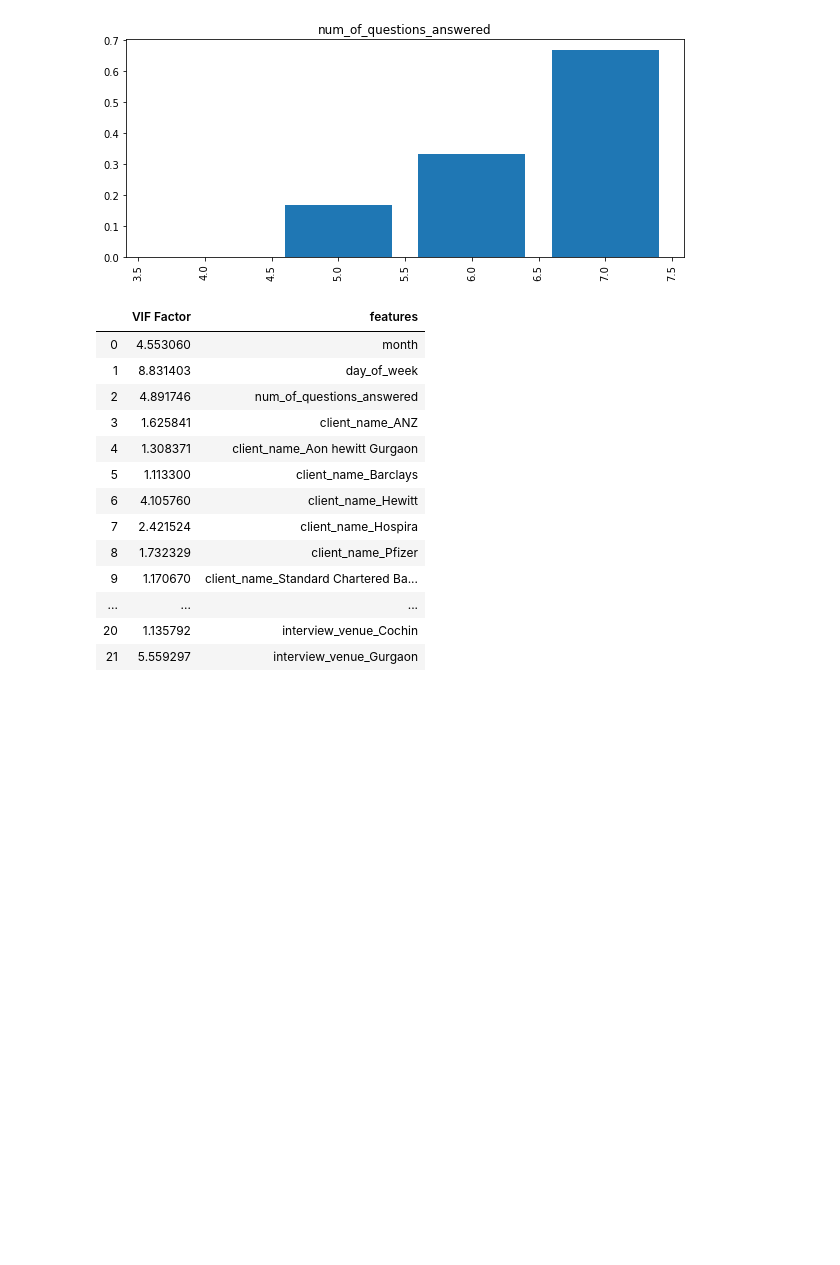
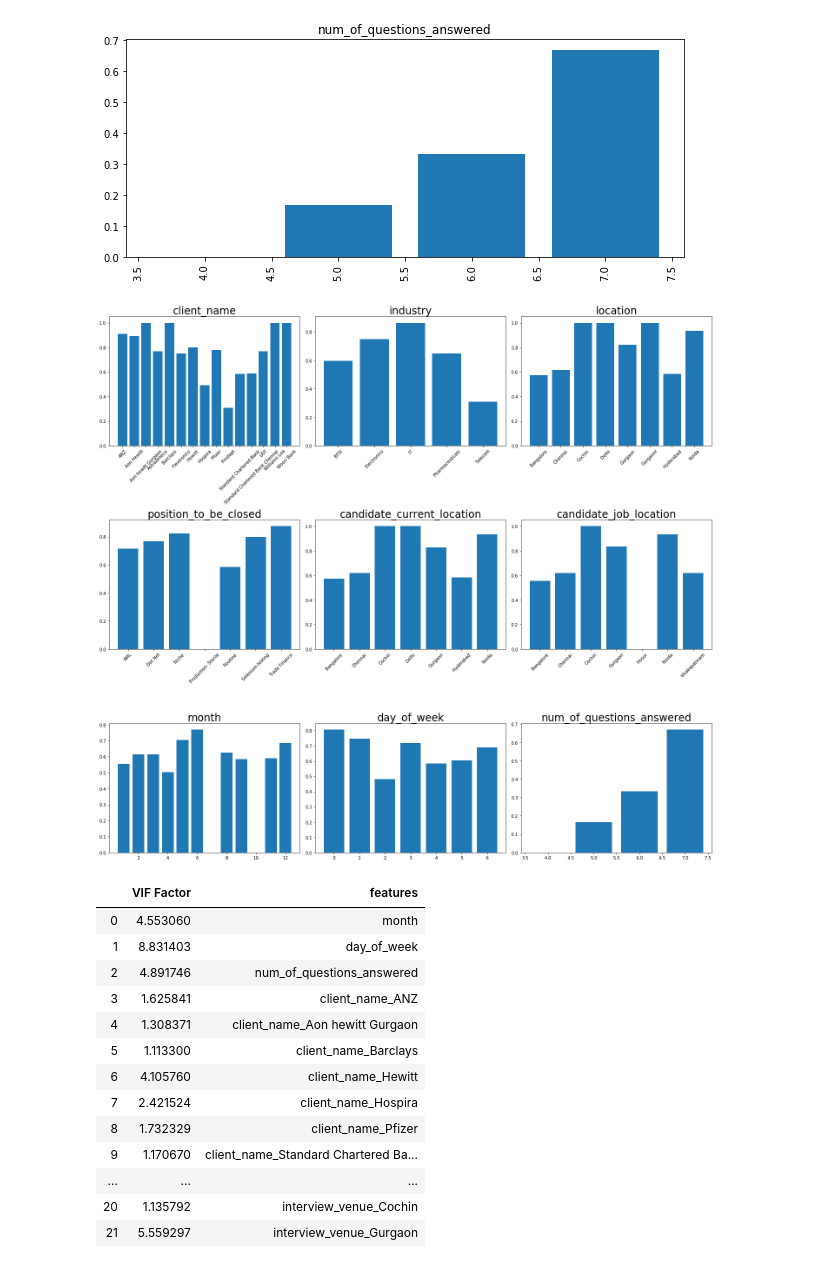
Before and after one commit to alecjonas/predicting-india-interview-attendance, a Jupyter notebook: notebooks/interview.ipynb, the cells around one changed output. Drawn from its saved outputs; the diff is of its cells as text; code cells hidden in the pictures; blank space fills up the shorter version.

```diff
--- a/notebooks/interview.ipynb
+++ b/notebooks/interview.ipynb
@@ -141,6 +145,24 @@ for i in headers:
 [figure]
 [figure]
 [figure]
+# %%
+lst = []
+for i in headers:
+    test = X.groupby([i]).sum()
+    xyz = test['observed_attendance']/test['expected_attendance']
+    lst.append(xyz)
+
+fig, axs = plt.subplots(3, 3 , figsize = (20,18))
+axs=axs.flatten()
+for i,val in enumerate(headers):
+    axs[i].bar(list(lst[i].index) , lst[i])
+    axs[i].set_title(val, fontsize = 24)
+    if type(lst[i].index.values.tolist()[1]) == str:
+        axs[i].tick_params(axis='x', labelrotation=45)
+plt.savefig('../images/all_bar_plots.png')
+fig.tight_layout()
+# %% [output]
+[figure, added]
 # %%
 X['num_of_questions_answered'] = X['num_of_questions_answered'].fillna(0)
 X = X.dropna()
```
Also changed, not shown: parts of 6 cells of this notebook, 6 other files.
